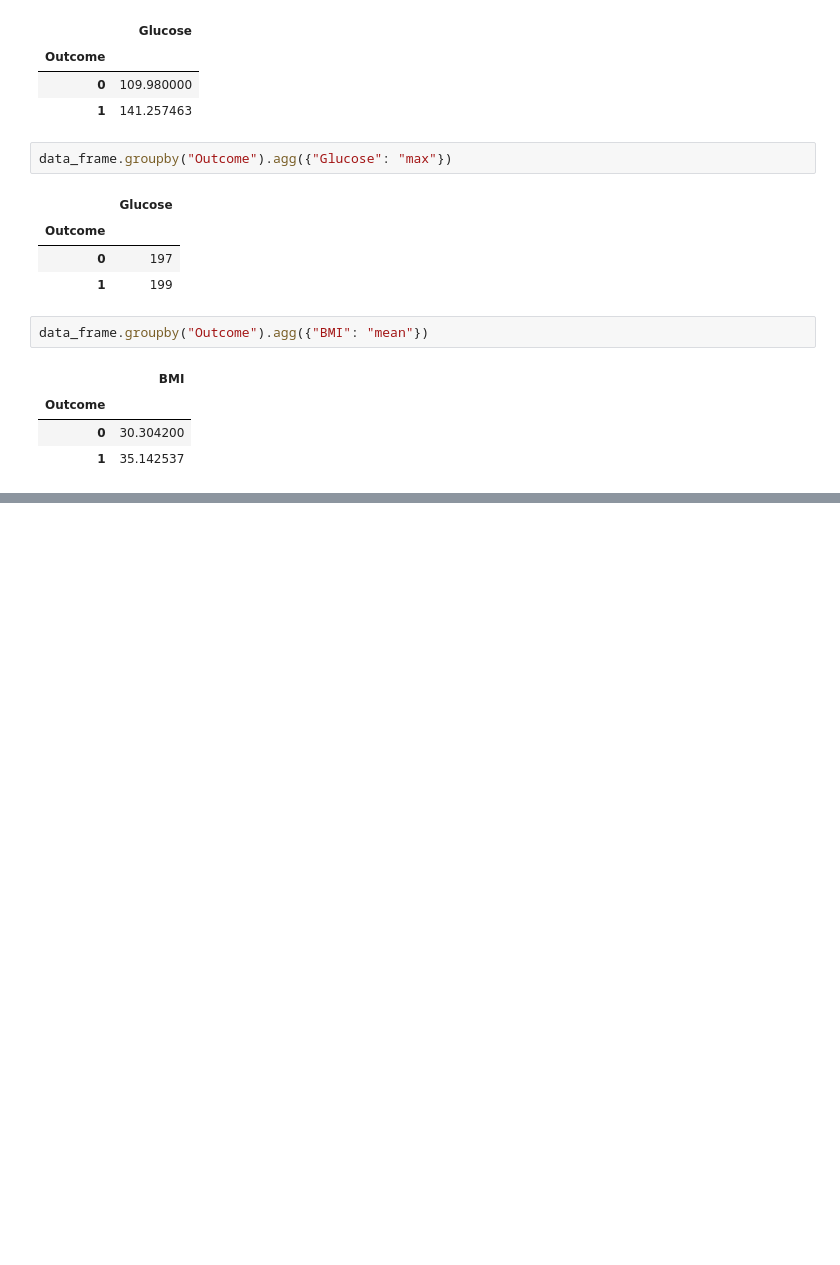
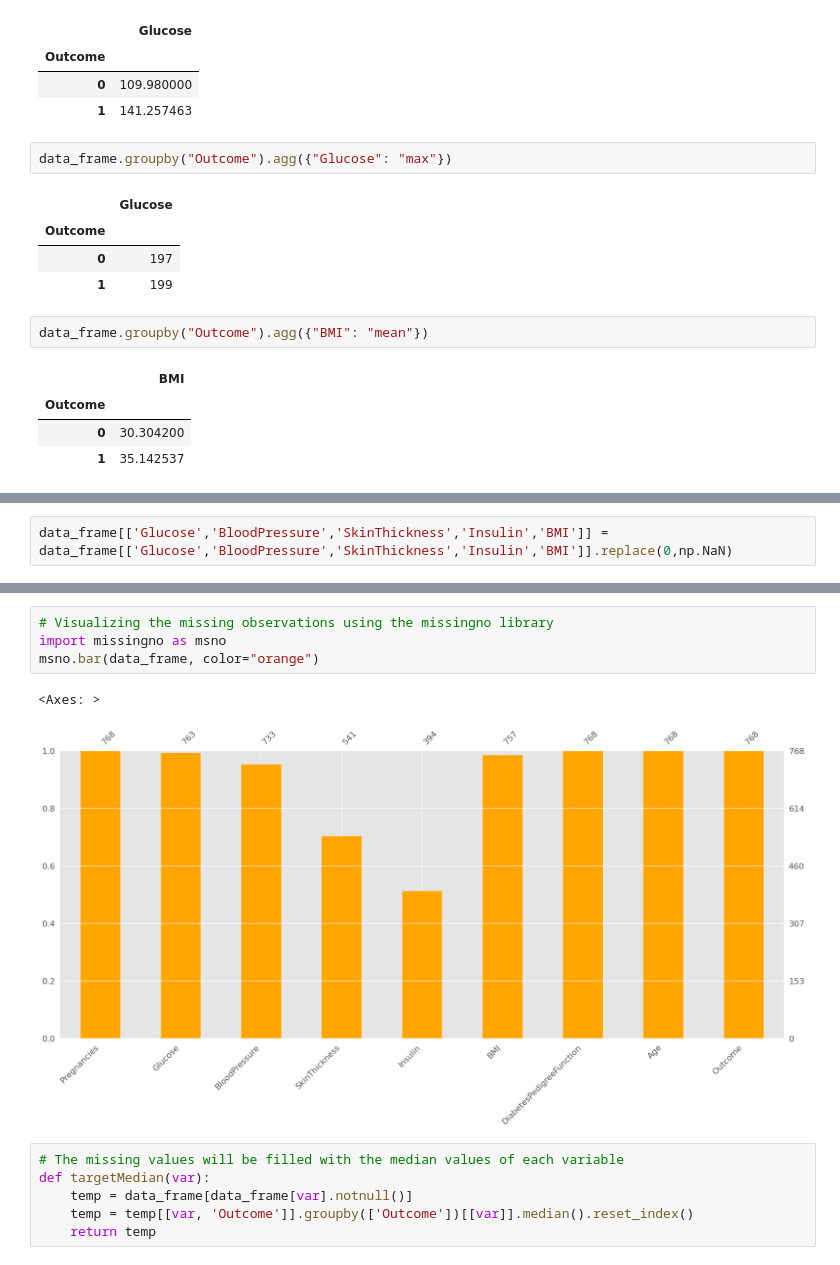
Before and after one commit to DurjoyAcharya/Diabetes-Prediction, a Jupyter notebook: Diabetes_Prediction.ipynb, the cells around one changed output, grey strips where cells are left out. Saved outputs shown, nothing was run; the diff lists cells and outputs as text; blank space fills up the shorter version.

```diff
--- a/Diabetes_Prediction.ipynb
+++ b/Diabetes_Prediction.ipynb
@@ -198,0 +210,2 @@ data_frame.corr()
+# %%
+data_frame[['Glucose','BloodPressure','SkinThickness','Insulin','BMI']] = data_frame[['Glucose','BloodPressure','SkinThickness','Insulin','BMI']].replace(0,np.NaN)
@@ -198,0 +235,13 @@ data_frame.corr()
+# %%
+# Visualizing the missing observations using the missingno library
+import missingno as msno
+msno.bar(data_frame, color="orange")
+# %% [output]
+<Axes: >
+[figure, added]
+# %%
+# The missing values will be filled with the median values of each variable
+def targetMedian(var):
+    temp = data_frame[data_frame[var].notnull()]
+    temp = temp[[var, 'Outcome']].groupby(['Outcome'])[[var]].median().reset_index()
+    return temp
```
Also changed, not shown: parts of 15 cells of this notebook.
